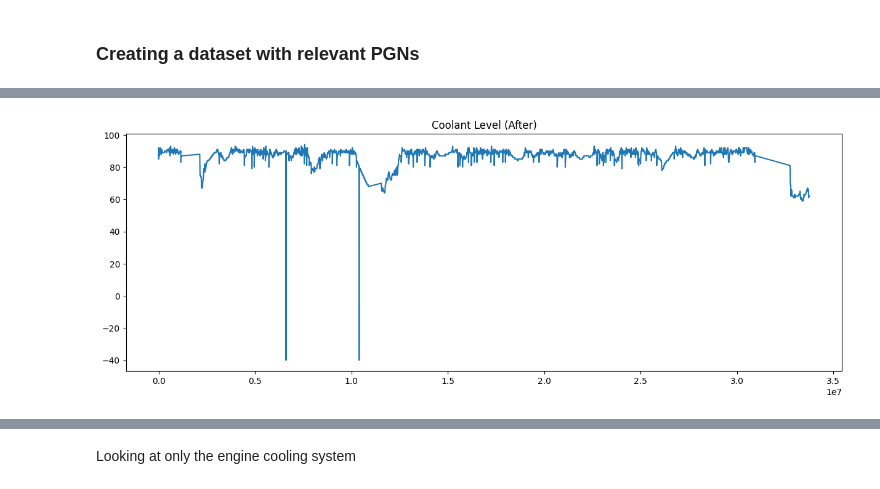
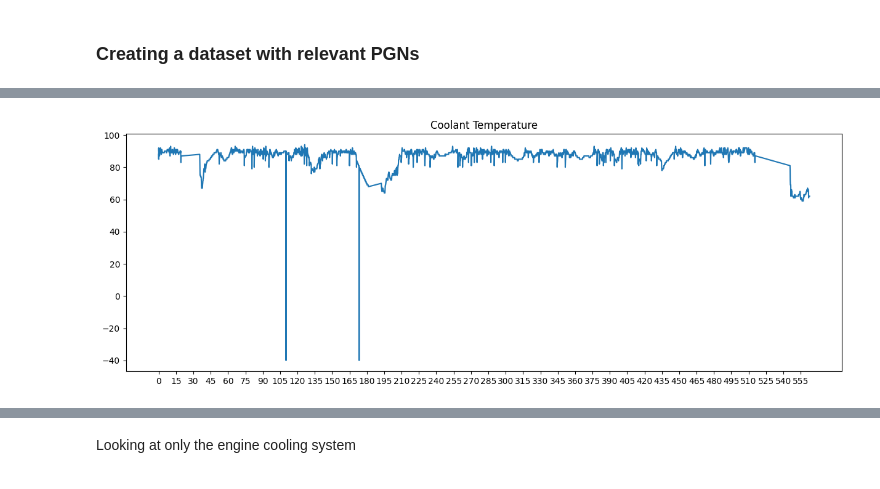
Before and after one commit to gautamvira/Predictive-Maintenance, a Jupyter notebook: data_processing.ipynb, the cells around one changed output, grey strips where cells are left out. Drawn from its saved outputs; the diff is of its cells as text; code cells hidden in the pictures.

```diff
--- a/data_processing.ipynb
+++ b/data_processing.ipynb
@@ -53,2 +41,6 @@ plt.show()
+# %%
+df_copy = df.copy()
+# %%
+df_copy = df_copy.sort_values(by=['timestamp'])
 # %%
 df = df.sort_values(by=['timestamp'])
@@ -55,12 +60,13 @@ df = df.sort_values(by=['timestamp'])
 # %%
-vals = df.loc[(df['sensor']=='65262-110'), 'decodedValue']
-ts = df.loc[(df['sensor']=='65262-110'), 'timestamp']
+vals = df_copy.loc[(df_copy['sensor']=='65262-110'), 'decodedValue']
+ts = df_copy.loc[(df_copy['sensor']=='65262-110'), 'timestamp']
 plt.figure(figsize=(15,5))
-plt.plot(ts, vals)
-plt.title('Coolant Level (After)')
+plt.plot(ts/60000, vals)
+plt.xticks(np.arange(min(ts/60000), max(ts/60000)+1, 15.0))
+plt.title('Coolant Temperature')
 plt.show()
 # %% [output]
-[figure, old version]
+[figure, new version]
 # %%
 cdf = df.copy()
 # %%
```
Also changed, not shown: parts of 23 cells of this notebook.
